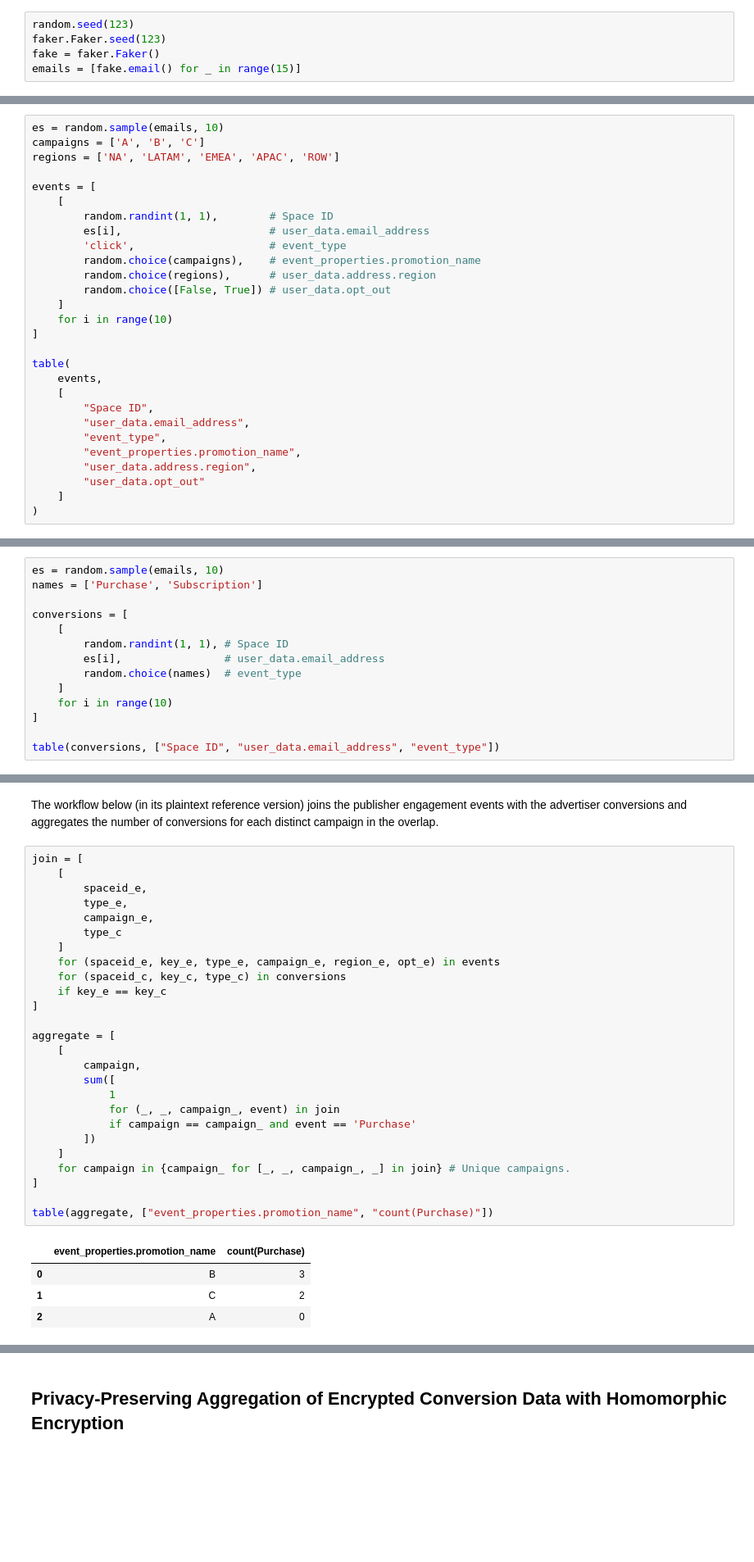
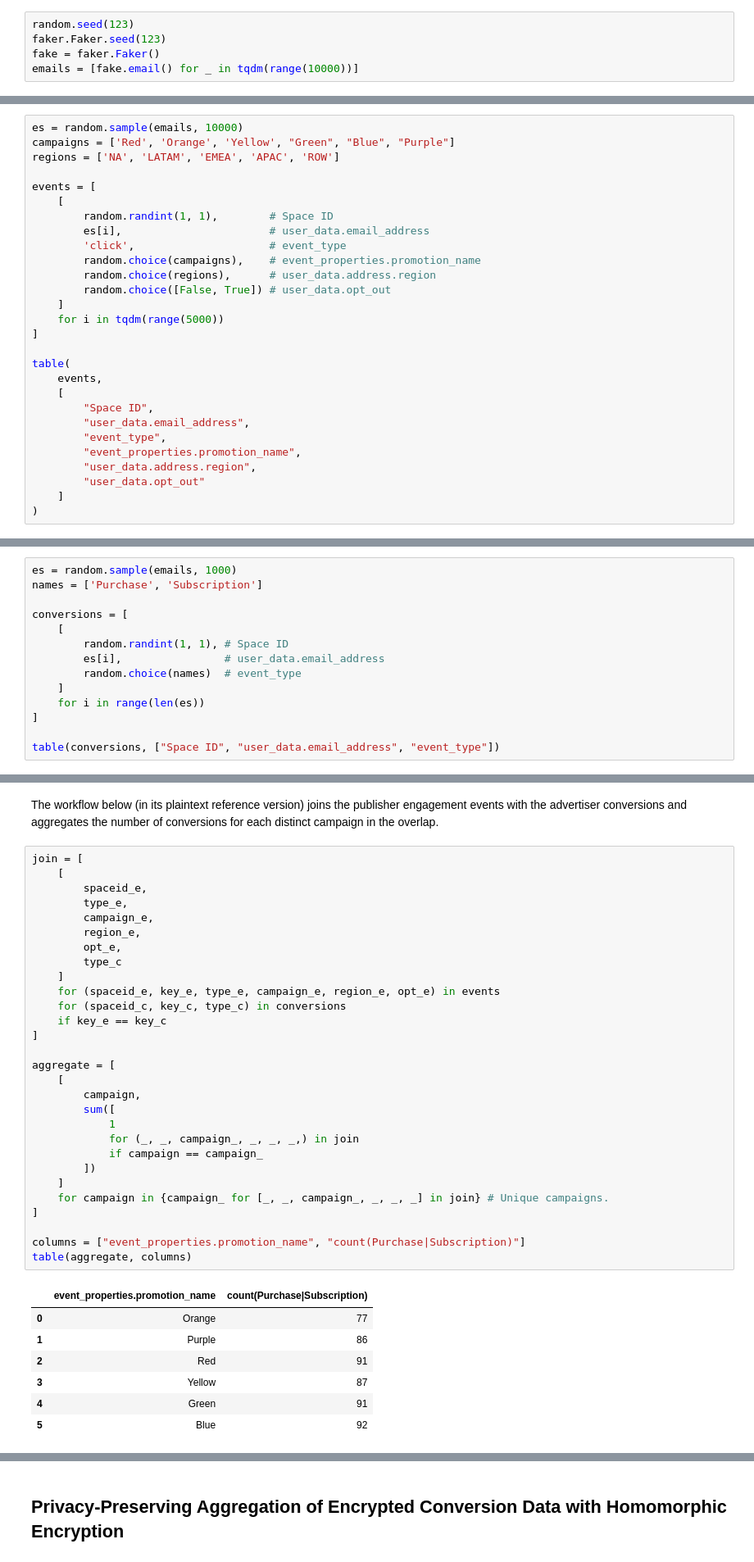
Before and after one commit to IABTechLab/privacy-lab, a Jupyter notebook: notebook/workflows.ipynb, the cells around one changed output, grey strips where cells are left out. Shown at 82% size. Cells and saved outputs as stored; diff of their text form; blank space fills up the shorter version.

```diff
--- a/notebook/workflows.ipynb
+++ b/notebook/workflows.ipynb
@@ -16,7 +16,7 @@ A common space of keys (emails) is generated below and used for generating simul
 random.seed(123)
 faker.Faker.seed(123)
 fake = faker.Faker()
-emails = [fake.email() for _ in range(15)]
+emails = [fake.email() for _ in tqdm(range(10000))]
 # %% [markdown]
 The function below is used to display data as a table.
 # %%
@@ -28,8 +28,8 @@ def table(data, columns):
 # %% [markdown]
 ### Publisher Engagement Events
 # %%
-es = random.sample(emails, 10)
-campaigns = ['A', 'B', 'C']
+es = random.sample(emails, 10000)
+campaigns = ['Red', 'Orange', 'Yellow', "Green", "Blue", "Purple"]
 regions = ['NA', 'LATAM', 'EMEA', 'APAC', 'ROW']
 
 events = [
@@ -41,7 +41,7 @@ events = [
         random.choice(regions),      # user_data.address.region
         random.choice([False, True]) # user_data.opt_out
     ]
-    for i in range(10)
+    for i in tqdm(range(5000))
 ]
 
 table(
@@ -70,7 +72,7 @@ table(
 # %% [markdown]
 ### Advertiser Conversions
 # %%
-es = random.sample(emails, 10)
+es = random.sample(emails, 1000)
 names = ['Purchase', 'Subscription']
 
 conversions = [
@@ -79,7 +81,7 @@ conversions = [
         es[i],                # user_data.email_address
         random.choice(names)  # event_type
     ]
-    for i in range(10)
+    for i in range(len(es))
 ]
 
 table(conversions, ["Space ID", "user_data.email_address", "event_type"])
@@ -122,31 +146,37 @@ The workflow below (in its plaintext reference version) joins the publisher enga
 # %%
 join = [
     [
         spaceid_e,
         type_e,
         campaign_e,
+        region_e,
+        opt_e,
         type_c
     ]
     for (spaceid_e, key_e, type_e, campaign_e, region_e, opt_e) in events
     for (spaceid_c, key_c, type_c) in conversions
     if key_e == key_c
 ]
 
 aggregate = [
     [
         campaign,
         sum([
             1
-            for (_, _, campaign_, event) in join
-            if campaign == campaign_ and event == 'Purchase'
+            for (_, _, campaign_, _, _, _,) in join
+            if campaign == campaign_
         ])
     ]
-    for campaign in {campaign_ for [_, _, campaign_, _] in join} # Unique campaigns.
+    for campaign in {campaign_ for [_, _, campaign_, _, _, _] in join} # Unique campaigns.
 ]
 
-table(aggregate, ["event_properties.promotion_name", "count(Purchase)"])
+columns = ["event_properties.promotion_name", "count(Purchase|Subscription)"]
+table(aggregate, columns)
 # %% [output]
-|  | event_properties.promotion_name | count(Purchase) |
-| 0 | B | 3 |
-| 1 | C | 2 |
-| 2 | A | 0 |
+|  | event_properties.promotion_name | count(Purchase|Subscription) |
+| 0 | Orange | 77 |
+| 1 | Purple | 86 |
+| 2 | Red | 91 |
+| 3 | Yellow | 87 |
+| 4 | Green | 91 |
+| 5 | Blue | 92 |
```
Also changed, not shown: parts of 21 cells of this notebook, 1 other file.
